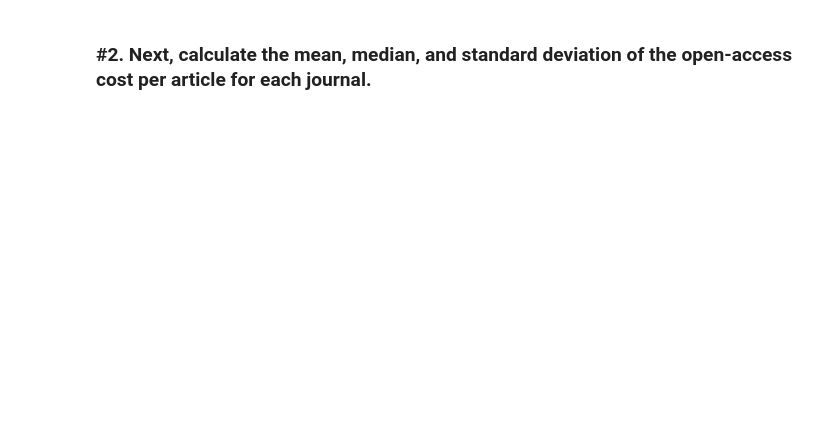
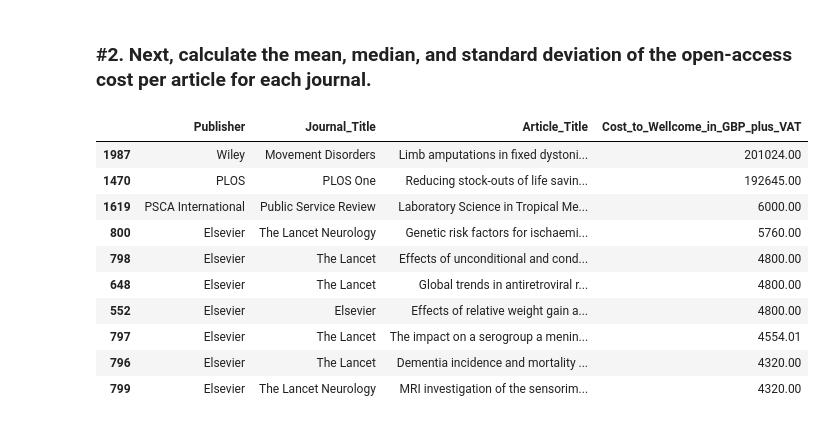
Before and after one commit to gahenton/thinkful, a Jupyter notebook: wellcome_data_cleaning_challenge.ipynb, the cells around one changed output. Cells and saved outputs as stored; diff of their text form; code cells hidden in the pictures; blank space fills up the shorter version.

Commit message:
Wellcome_Data_Cleaning_Challenge
Final upload. I'm not going to use any more time on this. I think I've demonstrated the basic skills I learned about data cleaning.

```diff
--- a/wellcome_data_cleaning_challenge.ipynb
+++ b/wellcome_data_cleaning_challenge.ipynb
@@ -646,0 +645,7 @@ SyntaxError: invalid syntax (<ipython-input-51-f88fb6c40ab1>, line 260)
+# %%
+# Public Health published by BioMed Central is actually BMC Public Health but I won't replace all Public Health
+# since that's the actual name of Elsevier's publication. I need to select 'Public Health' in the 'Journal_Title'
+# column where 'Article_Title' is equal to 'Walking and cycling to work despite reporting an unsupportive
+# environment: insights from a mixed-method exploration of resilience'.
+
+df.loc[df.Article_Title == 'Walking and cycling to work despite reporting an unsupportive environment: insights from a mixed-method exploration of resilience', 'Journal_Title'] = "BMC Public Health"
@@ -694,0 +687,15 @@ final_report[:5]
+# %%
+# Just out of curiosity, what are the 10 most expensive articles?
+df.sort_values(by='Cost_to_Wellcome_in_GBP_plus_VAT', ascending=False).head(10)
+# %% [output]
+|  | Publisher | Journal_Title | Article_Title | Cost_to_Wellcome_in_GBP_plus_VAT |
+| 1987 | Wiley | Movement Disorders | Limb amputations in fixed dystoni... | 201024.00 |
+| 1470 | PLOS | PLOS One | Reducing stock-outs of life savin... | 192645.00 |
+| 1619 | PSCA International | Public Service Review | Laboratory Science in Tropical Me... | 6000.00 |
+| 800 | Elsevier | The Lancet Neurology | Genetic risk factors for ischaemi... | 5760.00 |
+| 798 | Elsevier | The Lancet | Effects of unconditional and cond... | 4800.00 |
+| 648 | Elsevier | The Lancet | Global trends in antiretroviral r... | 4800.00 |
+| 552 | Elsevier | Elsevier | Effects of relative weight gain a... | 4800.00 |
+| 797 | Elsevier | The Lancet | The impact on a serogroup a menin... | 4554.01 |
+| 796 | Elsevier | The Lancet | Dementia incidence and mortality ... | 4320.00 |
+| 799 | Elsevier | The Lancet Neurology | MRI investigation of the sensorim... | 4320.00 |
```
Also changed, not shown: parts of 19 cells of this notebook.
